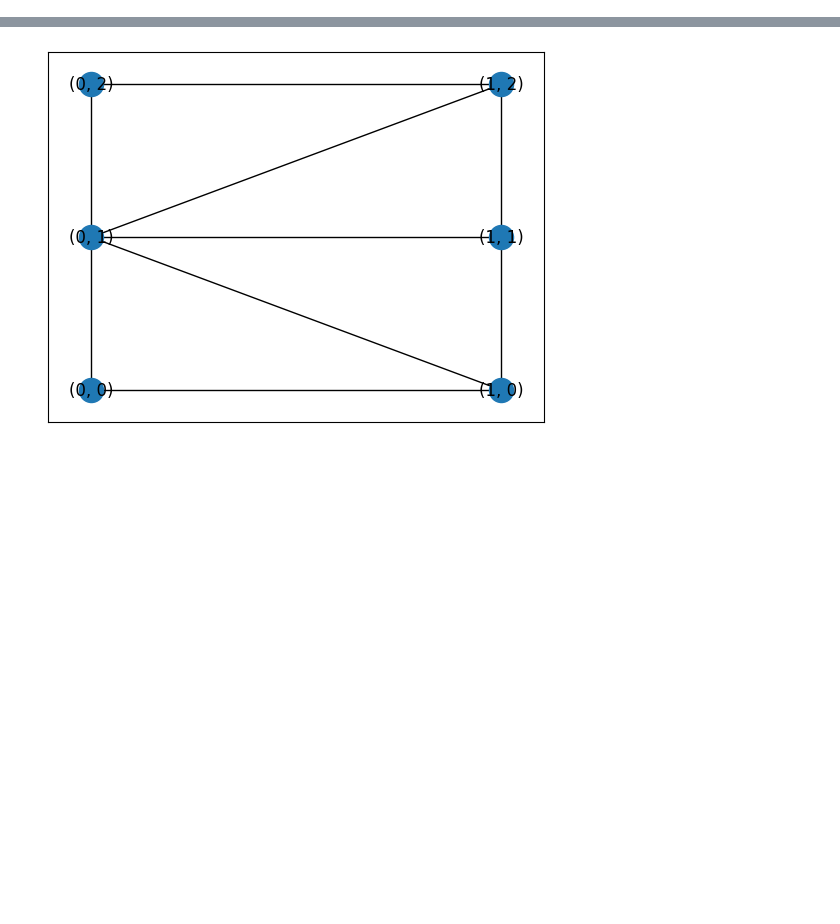
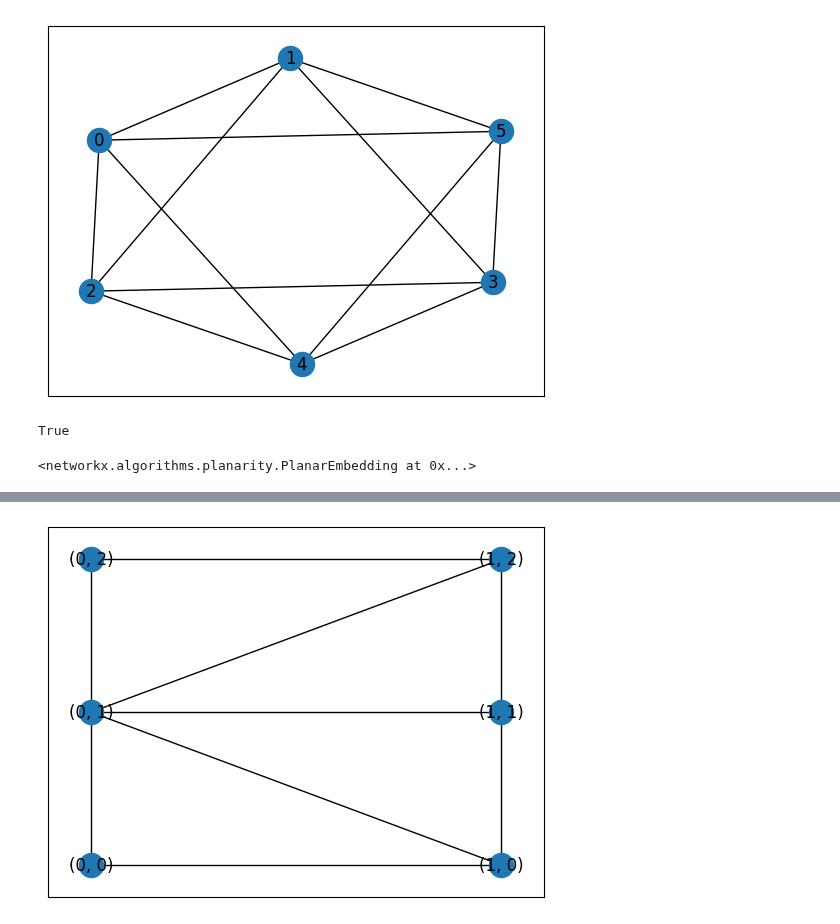
Before and after one commit to juliet29/graph2plan, a Jupyter notebook: notebooks/02_external_embed.ipynb, the cells around one changed output, grey strips where cells are left out. Cells and saved outputs as stored; diff of their text form; code cells hidden in the pictures; blank space fills up the shorter version.

```diff
--- a/notebooks/02_external_embed.ipynb
+++ b/notebooks/02_external_embed.ipynb
@@ -15,0 +38,16 @@ from graph2plan.dual.helpers import get_embedding_faces
+# %%
+G1 = nx.random_regular_graph(4,6, seed=3)
+nx.draw_networkx(G1)
+# %% [output]
+[figure, added]
+# %%
+check_is_k_connected(G1, 4)
+nx.is_k_edge_connected(G1, 4)
+# %% [output]
+True
+# %%
+b, pe = nx.check_planarity(G1)
+assert b
+pe
+# %% [output]
+<networkx.algorithms.planarity.PlanarEmbedding at 0x...>
```
Also changed, not shown: parts of 25 cells of this notebook, 3 other files.
